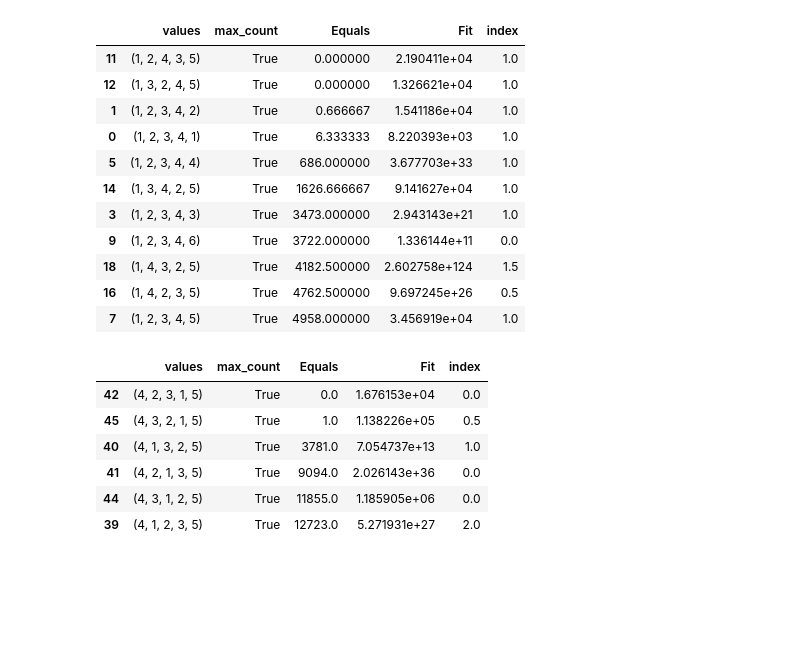
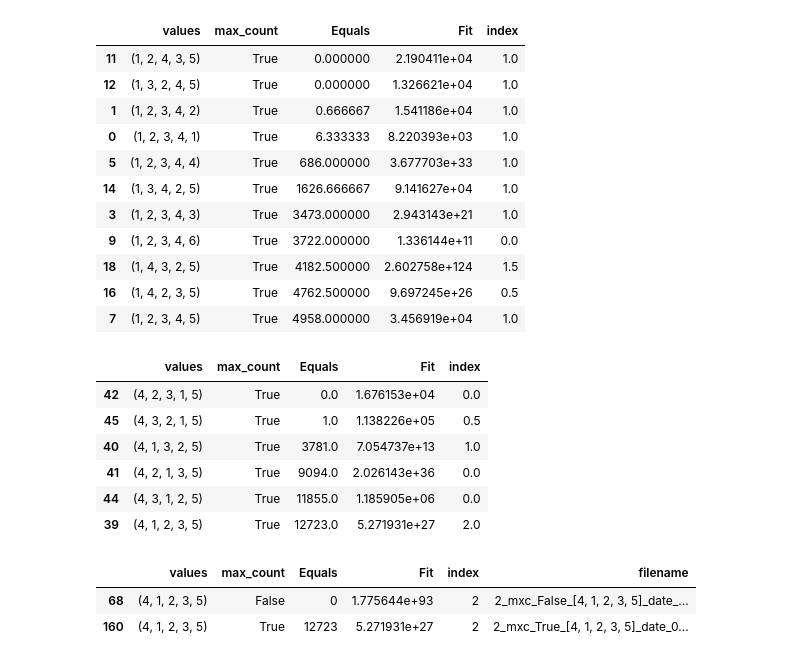
Before and after one commit to alzh9000/avida, a Jupyter notebook: cbuild_changed/work/results_plots.ipynb, the cells around one changed output. Drawn from its saved outputs; the diff is of its cells as text; code cells hidden in the pictures; blank space fills up the shorter version.

```diff
--- a/cbuild_changed/work/results_plots.ipynb
+++ b/cbuild_changed/work/results_plots.ipynb
@@ -349,3 +348,5 @@ display(diff_vals_df)
+# %%
+fdf = diff_vals_df
 # %%
 gdf = diff_vals_df.groupby(["values", "max_count"]).mean()
 gdf
@@ -435,3 +436,9 @@ gdf[(gdf["max_count"] == True) & (gdf['values'].apply(lambda tup: tup[0] == 4))]
 | 41 | (4, 2, 1, 3, 5) | True | 9094.0 | 2.026143e+36 | 0.0 |
 | 44 | (4, 3, 1, 2, 5) | True | 11855.0 | 1.185905e+06 | 0.0 |
 | 39 | (4, 1, 2, 3, 5) | True | 12723.0 | 5.271931e+27 | 2.0 |
+# %%
+fdf[fdf["values"] == (4, 1, 2, 3, 5)]
+# %% [output]
+|  | values | max_count | Equals | Fit | index | filename |
+| 68 | (4, 1, 2, 3, 5) | False | 0 | 1.775644e+93 | 2 | 2_mxc_False_[4, 1, 2, 3, 5]_date_... |
+| 160 | (4, 1, 2, 3, 5) | True | 12723 | 5.271931e+27 | 2 | 2_mxc_True_[4, 1, 2, 3, 5]_date_0... |
```
Also changed, not shown: parts of 11 cells of this notebook, 3 other files.
